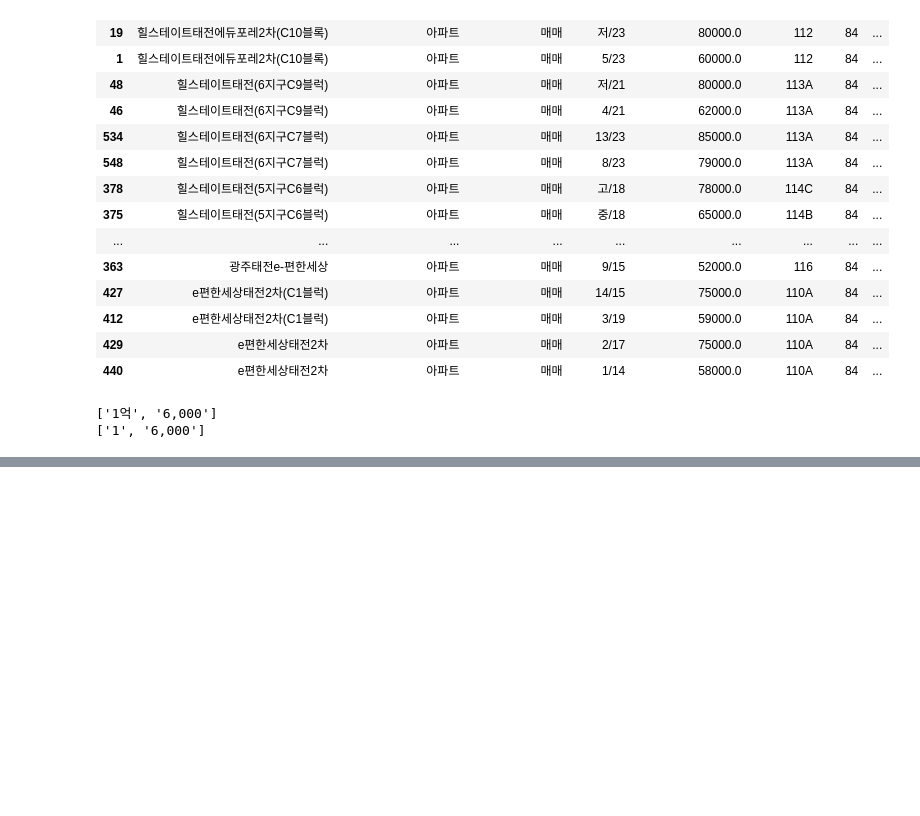
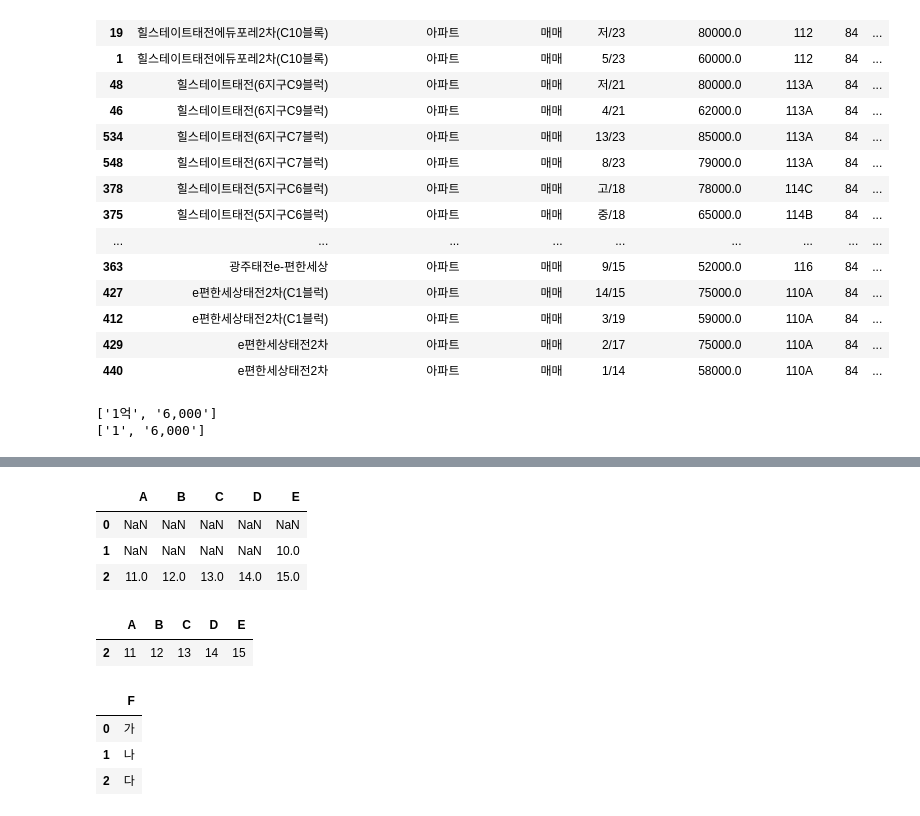
Before and after one commit to dasoll/posting, a Jupyter notebook: source/[python데이터분석] pandas DataFrame 기초.ipynb, the cells around one changed output, grey strips where cells are left out. Saved outputs shown, nothing was run; the diff lists cells and outputs as text; code cells hidden in the pictures; blank space fills up the shorter version.

```diff
--- a/source/[python데이터분석] pandas DataFrame 기초.ipynb
+++ b/source/[python데이터분석] pandas DataFrame 기초.ipynb
@@ -236,0 +310,41 @@ dtype: object
+# %%
+import pandas as pd
+
+tmp_dict = {'A' : [1,6,11], 'B' : [2,7,12], 'C' : [3,8,13], 'D' : [4,9,14], 'E' : [5,10,15]}
+
+df = pd.DataFrame(tmp_dict)
+df_copy = df.copy()
+
+display(df_copy[df_copy >= 10])
+# %% [output]
+|  | A | B | C | D | E |
+| 0 | NaN | NaN | NaN | NaN | NaN |
+| 1 | NaN | NaN | NaN | NaN | 10.0 |
+| 2 | 11.0 | 12.0 | 13.0 | 14.0 | 15.0 |
+# %%
+import pandas as pd
+
+tmp_dict = {'A' : [1,6,11], 'B' : [2,7,12], 'C' : [3,8,13], 'D' : [4,9,14], 'E' : [5,10,15]}
+
+df = pd.DataFrame(tmp_dict)
+df_copy = df.copy()
+
+boolean_index = df_copy['A'] >= 10
+display(df_copy[boolean_index])
+# %% [output]
+|  | A | B | C | D | E |
+| 2 | 11 | 12 | 13 | 14 | 15 |
+# %%
+import pandas as pd
+
+tmp_dict = {'A' : [1,6,11], 'B' : [2,7,12], 'C' : [3,8,13], 'D' : [4,9,14], 'E' : [5,10,15], 'F' : ['가','나','다']}
+
+df = pd.DataFrame(tmp_dict)
+df_copy = df.copy()
+
+df_copy.select_dtypes('object')
+# %% [output]
+|  | F |
+| 0 | 가 |
+| 1 | 나 |
+| 2 | 다 |
```
Also changed, not shown: parts of 10 cells of this notebook, 13 other files.
